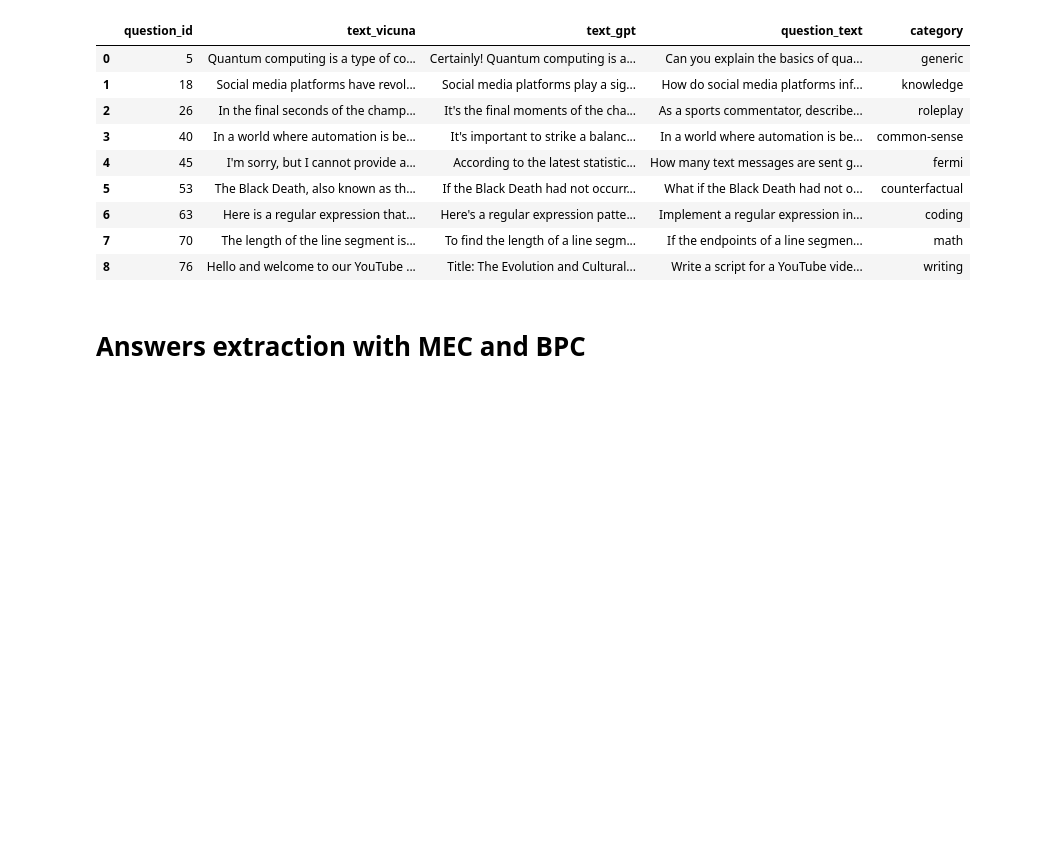
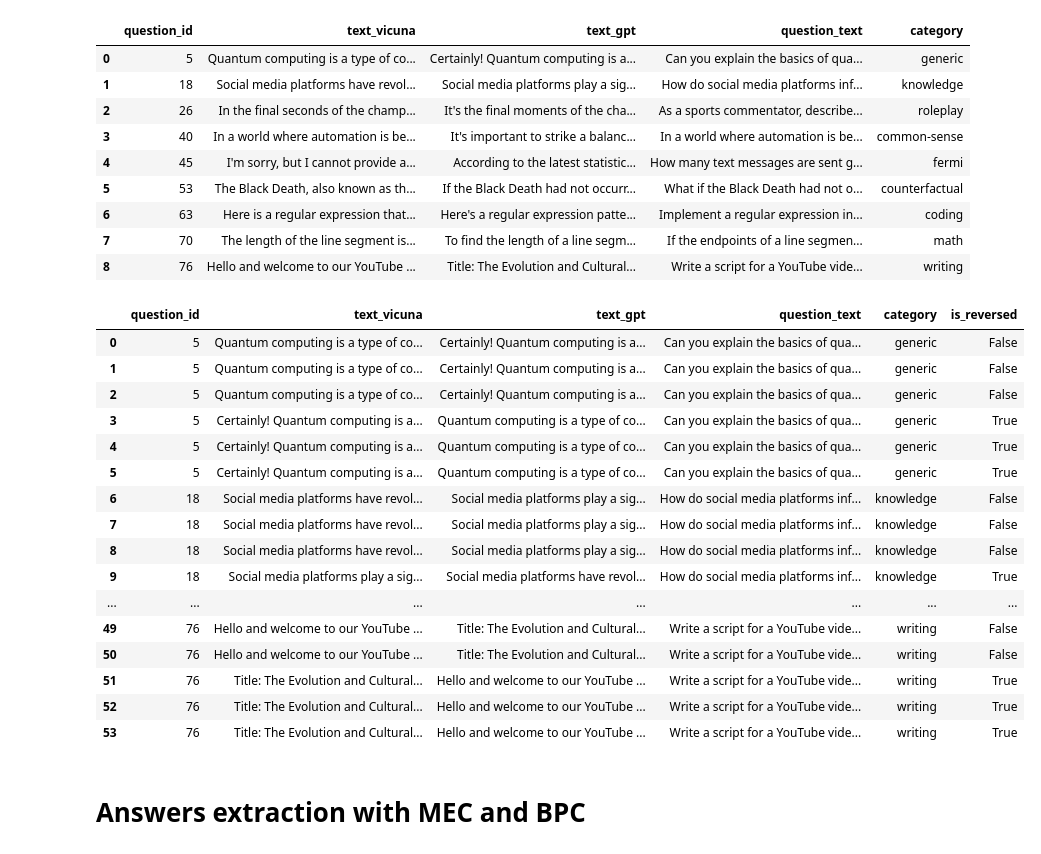
Before and after one commit to Thesis-LLM-as-a-judge-AUAS/fair-eval, a Jupyter notebook: sampled_vicuna_merging.ipynb, the cells around one changed output. Drawn from its saved outputs; the diff is of its cells as text; code cells hidden in the pictures; blank space fills up the shorter version.

```diff
--- a/sampled_vicuna_merging.ipynb
+++ b/sampled_vicuna_merging.ipynb
@@ -158,4 +159,36 @@ mec_dropped_df
 | 6 | 63 | Here is a regular expression that... | Here's a regular expression patte... | Implement a regular expression in... | coding |
 | 7 | 70 | The length of the line segment is... | To find the length of a line segm... | If the endpoints of a line segmen... | math |
 | 8 | 76 | Hello and welcome to our YouTube ... | Title: The Evolution and Cultural... | Write a script for a YouTube vide... | writing |
+# %%
+mec_expanded = mec_dropped_df.loc[mec_dropped_df.index.repeat(6)].reset_index(drop=True)
+
+mec_expanded['repeat_id'] = np.tile(np.arange(1, 7), len(mec_dropped_df))
+
+mec_expanded['is_reversed'] = mec_expanded['repeat_id'] > 3
+
+mask = mec_expanded['is_reversed']
+swapped = mec_expanded.loc[mask, ['text_vicuna', 'text_gpt']].copy()
+mec_expanded.loc[mask, 'text_vicuna'] = swapped['text_gpt']
+mec_expanded.loc[mask, 'text_gpt'] = swapped['text_vicuna']
+
+mec_expanded.drop(columns=['repeat_id'], inplace=True)
+mec_expanded
+# %% [output]
+|  | question_id | text_vicuna | text_gpt | question_text | category | is_reversed |
+| 0 | 5 | Quantum computing is a type of co... | Certainly! Quantum computing is a... | Can you explain the basics of qua... | generic | False |
+| 1 | 5 | Quantum computing is a type of co... | Certainly! Quantum computing is a... | Can you explain the basics of qua... | generic | False |
+| 2 | 5 | Quantum computing is a type of co... | Certainly! Quantum computing is a... | Can you explain the basics of qua... | generic | False |
+| 3 | 5 | Certainly! Quantum computing is a... | Quantum computing is a type of co... | Can you explain the basics of qua... | generic | True |
+| 4 | 5 | Certainly! Quantum computing is a... | Quantum computing is a type of co... | Can you explain the basics of qua... | generic | True |
+| 5 | 5 | Certainly! Quantum computing is a... | Quantum computing is a type of co... | Can you explain the basics of qua... | generic | True |
+| 6 | 18 | Social media platforms have revol... | Social media platforms play a sig... | How do social media platforms inf... | knowledge | False |
+| 7 | 18 | Social media platforms have revol... | Social media platforms play a sig... | How do social media platforms inf... | knowledge | False |
+| 8 | 18 | Social media platforms have revol... | Social media platforms play a sig... | How do social media platforms inf... | knowledge | False |
+| 9 | 18 | Social media platforms play a sig... | Social media platforms have revol... | How do social media platforms inf... | knowledge | True |
+| ... | ... | ... | ... | ... | ... | ... |
+| 49 | 76 | Hello and welcome to our YouTube ... | Title: The Evolution and Cultural... | Write a script for a YouTube vide... | writing | False |
+| 50 | 76 | Hello and welcome to our YouTube ... | Title: The Evolution and Cultural... | Write a script for a YouTube vide... | writing | False |
+| 51 | 76 | Title: The Evolution and Cultural... | Hello and welcome to our YouTube ... | Write a script for a YouTube vide... | writing | True |
+| 52 | 76 | Title: The Evolution and Cultural... | Hello and welcome to our YouTube ... | Write a script for a YouTube vide... | writing | True |
+| 53 | 76 | Title: The Evolution and Cultural... | Hello and welcome to our YouTube ... | Write a script for a YouTube vide... | writing | True |
 # %%
```
Also changed, not shown: parts of 5 cells of this notebook, 48 other files.
